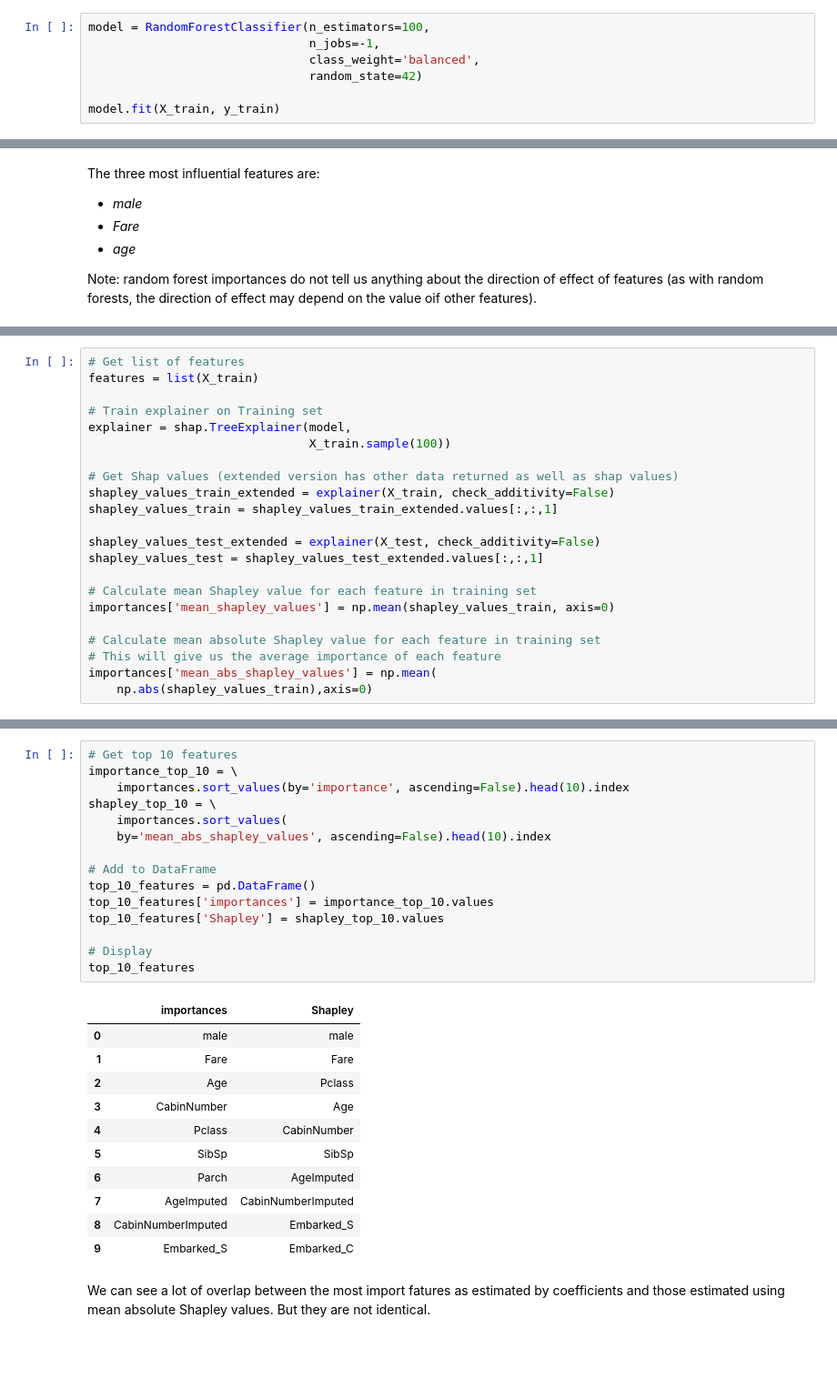
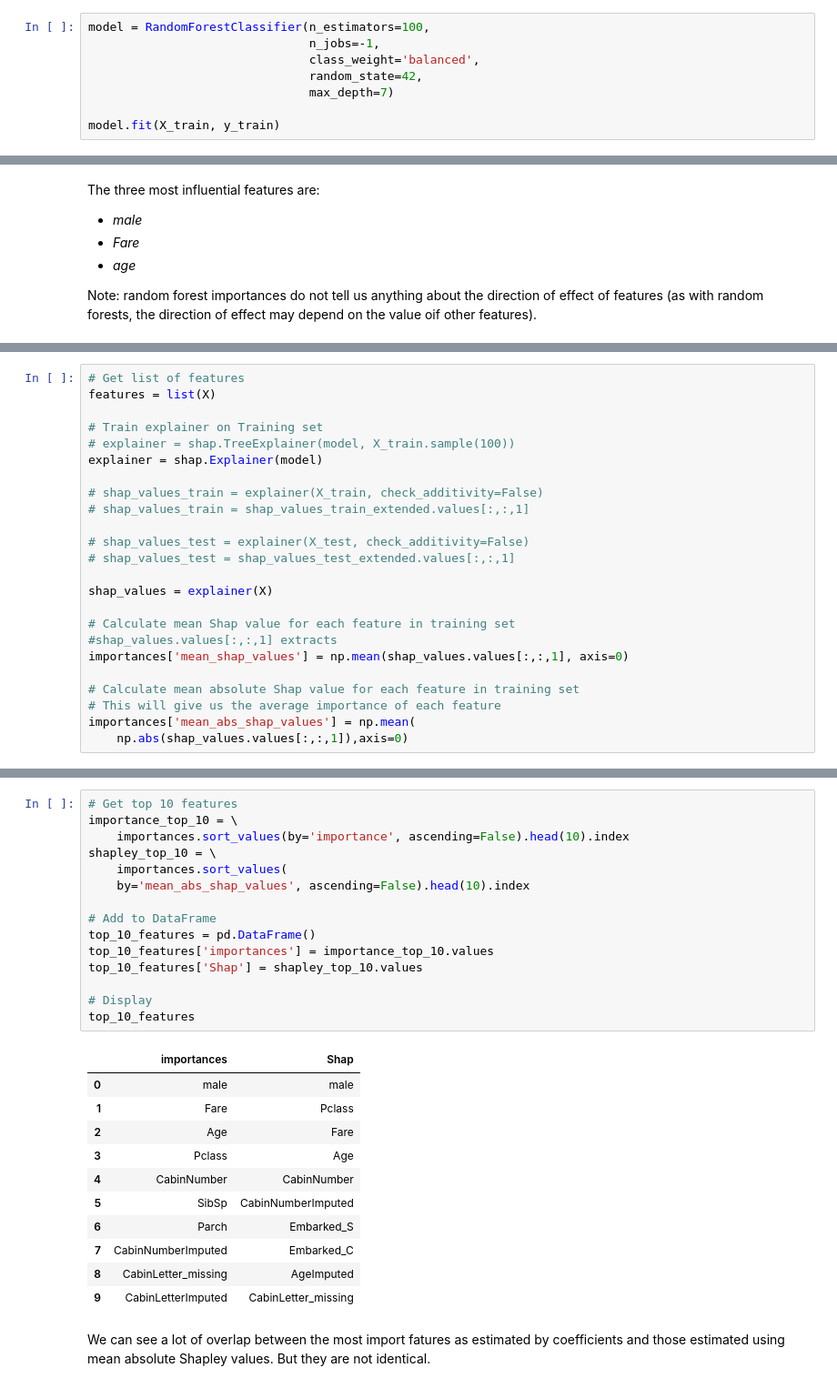
Before and after one commit to hsma-programme/h6_4g_explainable_ai, a Jupyter notebook: teaching_notebooks/titanic_random_forest_classifier.ipynb, the cells around one changed output, grey strips where cells are left out. Shown at 91% size. Cells and saved outputs as stored; diff of their text form; blank space fills up the shorter version.

```diff
--- a/teaching_notebooks/titanic_random_forest_classifier.ipynb
+++ b/teaching_notebooks/titanic_random_forest_classifier.ipynb
@@ -98,7 +98,8 @@ X_train, X_test, y_train, y_test = train_test_split(X,
 model = RandomForestClassifier(n_estimators=100,
                                n_jobs=-1,
                                class_weight='balanced',
-                               random_state=42)
+                               random_state=42,
+                               max_depth=7)
 
 model.fit(X_train, y_train)
 # %% [output]
@@ -166,23 +170,25 @@ We pass a sample to the explainer to speed up Shap (which can be slow with rando
 # %%
 # Get list of features
-features = list(X_train)
+features = list(X)
 
 # Train explainer on Training set
-explainer = shap.TreeExplainer(model,
-                               X_train.sample(100))
+# explainer = shap.TreeExplainer(model, X_train.sample(100))
+explainer = shap.Explainer(model)
 
-# Get Shap values (extended version has other data returned as well as shap values)
-shapley_values_train_extended = explainer(X_train, check_additivity=False)
-shapley_values_train = shapley_values_train_extended.values[:,:,1]
+# shap_values_train = explainer(X_train, check_additivity=False)
+# shap_values_train = shap_values_train_extended.values[:,:,1]
 
-shapley_values_test_extended = explainer(X_test, check_additivity=False)
-shapley_values_test = shapley_values_test_extended.values[:,:,1]
+# shap_values_test = explainer(X_test, check_additivity=False)
+# shap_values_test = shap_values_test_extended.values[:,:,1]
 
-# Calculate mean Shapley value for each feature in training set
-importances['mean_shapley_values'] = np.mean(shapley_values_train, axis=0)
+shap_values = explainer(X)
 
-# Calculate mean absolute Shapley value for each feature in training set
+# Calculate mean Shap value for each feature in training set
+#shap_values.values[:,:,1] extracts
+importances['mean_shap_values'] = np.mean(shap_values.values[:,:,1], axis=0)
+
+# Calculate mean absolute Shap value for each feature in training set
 # This will give us the average importance of each feature
-importances['mean_abs_shapley_values'] = np.mean(
-    np.abs(shapley_values_train),axis=0)
+importances['mean_abs_shap_values'] = np.mean(
+    np.abs(shap_values.values[:,:,1]),axis=0)
 # %% [markdown]
@@ -207,30 +213,30 @@ Get top 10 influenctial features by co-effieceints or Shapley
 # %%
 # Get top 10 features
 importance_top_10 = \
     importances.sort_values(by='importance', ascending=False).head(10).index
 shapley_top_10 = \
     importances.sort_values(
-    by='mean_abs_shapley_values', ascending=False).head(10).index
+    by='mean_abs_shap_values', ascending=False).head(10).index
 
 # Add to DataFrame
 top_10_features = pd.DataFrame()
 top_10_features['importances'] = importance_top_10.values
-top_10_features['Shapley'] = shapley_top_10.values
+top_10_features['Shap'] = shapley_top_10.values
 
 # Display
 top_10_features
 # %% [output]
-|  | importances | Shapley |
+|  | importances | Shap |
 | 0 | male | male |
-| 1 | Fare | Fare |
-| 2 | Age | Pclass |
-| 3 | CabinNumber | Age |
-| 4 | Pclass | CabinNumber |
-| 5 | SibSp | SibSp |
-| 6 | Parch | AgeImputed |
-| 7 | AgeImputed | CabinNumberImputed |
-| 8 | CabinNumberImputed | Embarked_S |
-| 9 | Embarked_S | Embarked_C |
+| 1 | Fare | Pclass |
+| 2 | Age | Fare |
+| 3 | Pclass | Age |
+| 4 | CabinNumber | CabinNumber |
+| 5 | SibSp | CabinNumberImputed |
+| 6 | Parch | Embarked_S |
+| 7 | CabinNumberImputed | Embarked_C |
+| 8 | CabinLetter_missing | AgeImputed |
+| 9 | CabinLetterImputed | CabinLetter_missing |
 # %% [markdown]
 We can see a lot of overlap between the most import fatures as estimated by coefficients and those estimated using mean absolute Shapley values. But they are not identical.
 # %% [markdown]
```
Also changed, not shown: parts of 38 cells of this notebook, 1 other file.
